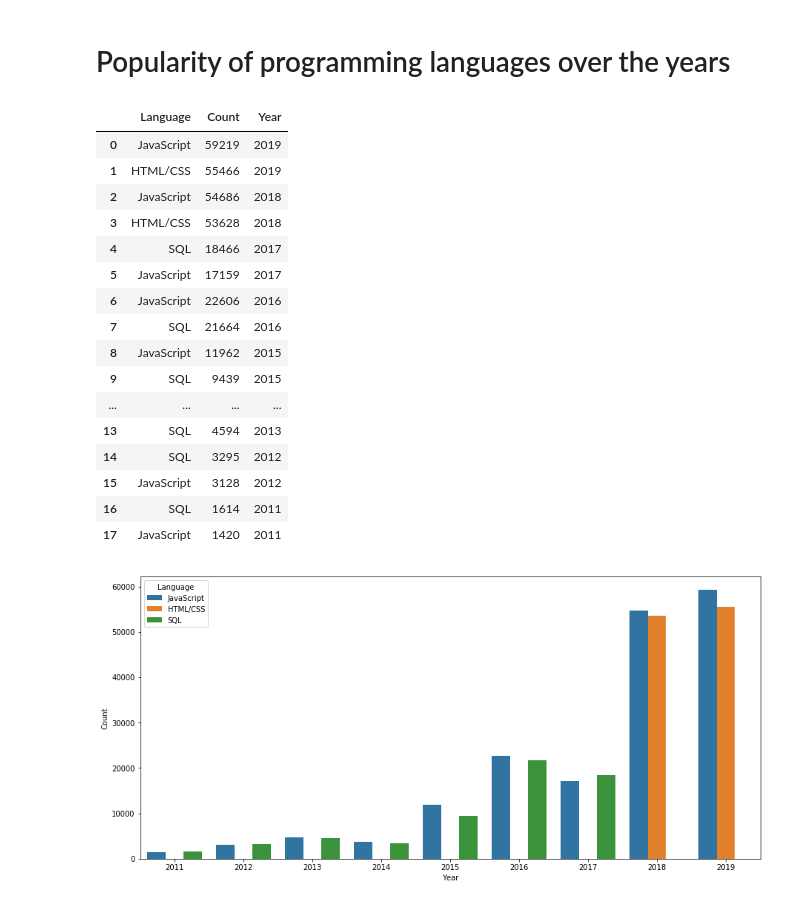
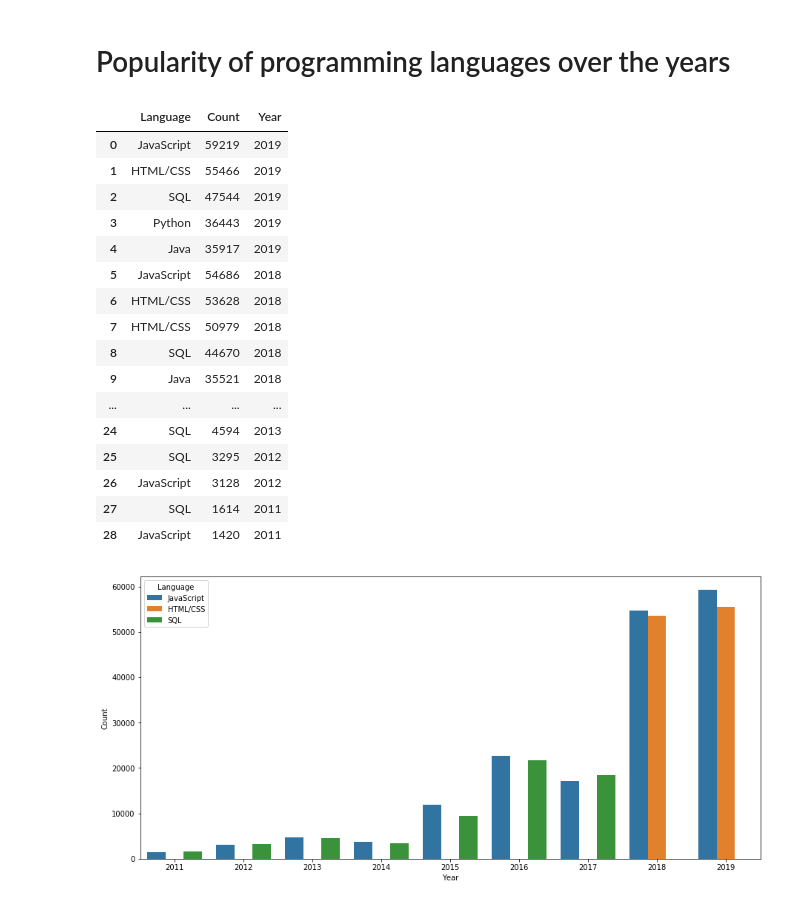
Before and after one commit to alssalo/stack-overflow, a Jupyter notebook: stack.ipynb, the cells around one changed output. Drawn from its saved outputs; the diff is of its cells as text; code cells hidden in the pictures.

```diff
--- a/stack.ipynb
+++ b/stack.ipynb
@@ -30,10 +30,10 @@ data_2017 = pd.read_csv("data/2017 Stack Overflow Survey Results.csv" , low_memo
 # %% [markdown]
 # Popularity of programming languages over the years
 # %%
-def clean_pop_lng(series,year):
+def clean_pop_lng(series,year,length = 5):
     l = series.fillna("Nil").apply(lambda x : x.split(";")).to_list()
     flat_list = [item for sublist in l for item in sublist]
-    df = pd.DataFrame(pd.Series(flat_list).value_counts().head(2),columns =["Count"]).reset_index().rename(columns={"index":"Language"})
+    df = pd.DataFrame(pd.Series(flat_list).value_counts().head(length),columns =["Count"]).reset_index().rename(columns={"index":"Language"})
     df.drop(df[df['Language'] == "Nil" ].index , inplace=True)
     df["Year"] = year
     return (df)
@@ -52,47 +52,47 @@ def clean_pop_lng3(x):
     if "JavaScript" in x:
         return "JavaScript"
     if "Java" in x:
         return "Java"
     if "SQL" in x:
         return "SQL"
     if "HTML" in x or "CSS" in x:
         return "HTML/CSS"
     else:
         return x
 
 most_pop_lng_df = pd.DataFrame(columns=["Language","Count","Year"])
 
 most_pop_lng_df = pd.concat([most_pop_lng_df,clean_pop_lng(data_2019.LanguageWorkedWith,2019)])
 most_pop_lng_df = pd.concat([most_pop_lng_df,clean_pop_lng(data_2018.LanguageWorkedWith,2018)])
 most_pop_lng_df = pd.concat([most_pop_lng_df,clean_pop_lng(data_2017.HaveWorkedLanguage,2017)])
 most_pop_lng_df = pd.concat([most_pop_lng_df,clean_pop_lng(data_2016.tech_do,2016)])
 most_pop_lng_df = pd.concat([most_pop_lng_df,clean_pop_lng2(data_2015,data_2015.columns,2015)])
 most_pop_lng_df = pd.concat([most_pop_lng_df,clean_pop_lng2(data_2014,data_2014.iloc[:,42:54].columns,2014,True)])
 most_pop_lng_df = pd.concat([most_pop_lng_df,clean_pop_lng2(data_2013,data_2013.iloc[:,56:69].columns,2013,True)])
 most_pop_lng_df = pd.concat([most_pop_lng_df,clean_pop_lng2(data_2012,data_2012.iloc[:,22:35].columns,2012,True)])
 most_pop_lng_df = pd.concat([most_pop_lng_df,clean_pop_lng2(data_2011,data_2011.iloc[:,30:41].columns,2011,True)])
 
 most_pop_lng_df.reset_index(drop =True,inplace =True)
 most_pop_lng_df.Language = most_pop_lng_df.Language.apply(clean_pop_lng3)
 most_pop_lng_df
 # %% [output]
 |  | Language | Count | Year |
 | 0 | JavaScript | 59219 | 2019 |
 | 1 | HTML/CSS | 55466 | 2019 |
-| 2 | JavaScript | 54686 | 2018 |
-| 3 | HTML/CSS | 53628 | 2018 |
-| 4 | SQL | 18466 | 2017 |
-| 5 | JavaScript | 17159 | 2017 |
-| 6 | JavaScript | 22606 | 2016 |
-| 7 | SQL | 21664 | 2016 |
-| 8 | JavaScript | 11962 | 2015 |
-| 9 | SQL | 9439 | 2015 |
+| 2 | SQL | 47544 | 2019 |
+| 3 | Python | 36443 | 2019 |
+| 4 | Java | 35917 | 2019 |
+| 5 | JavaScript | 54686 | 2018 |
+| 6 | HTML/CSS | 53628 | 2018 |
+| 7 | HTML/CSS | 50979 | 2018 |
+| 8 | SQL | 44670 | 2018 |
+| 9 | Java | 35521 | 2018 |
 | ... | ... | ... | ... |
-| 13 | SQL | 4594 | 2013 |
-| 14 | SQL | 3295 | 2012 |
-| 15 | JavaScript | 3128 | 2012 |
-| 16 | SQL | 1614 | 2011 |
-| 17 | JavaScript | 1420 | 2011 |
+| 24 | SQL | 4594 | 2013 |
+| 25 | SQL | 3295 | 2012 |
+| 26 | JavaScript | 3128 | 2012 |
+| 27 | SQL | 1614 | 2011 |
+| 28 | JavaScript | 1420 | 2011 |
 # %%
 most_pop_lng_df.groupby()
 # %%
```
Also changed, not shown: parts of 24 cells of this notebook.
